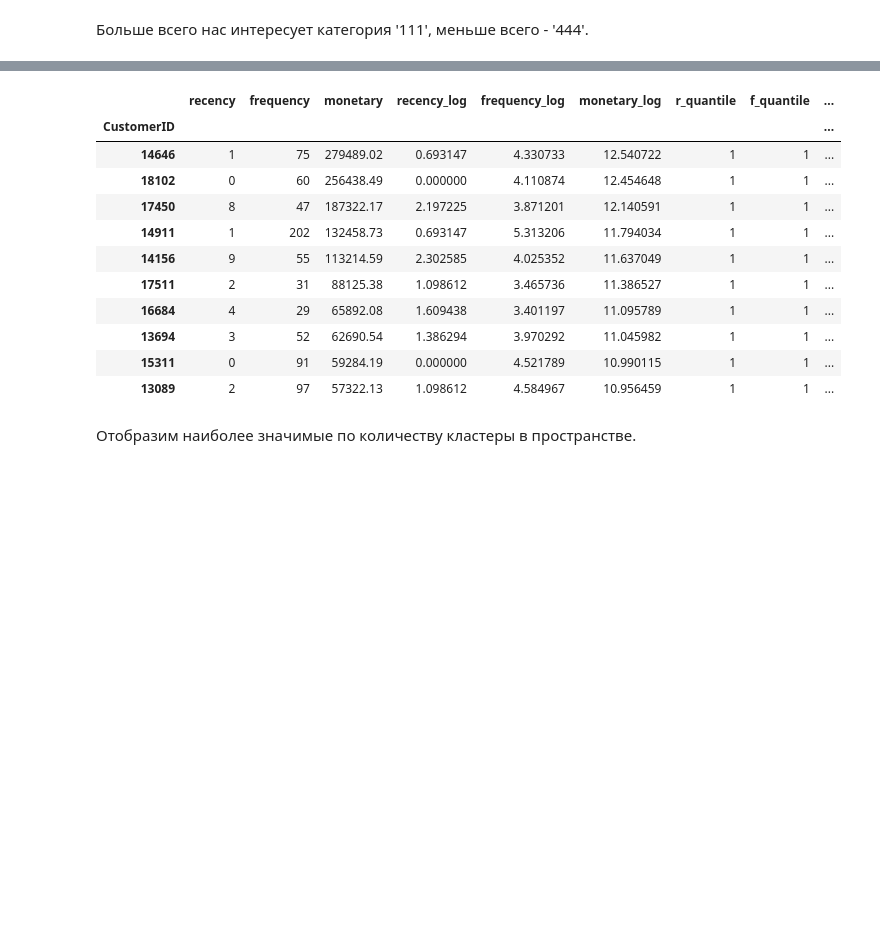
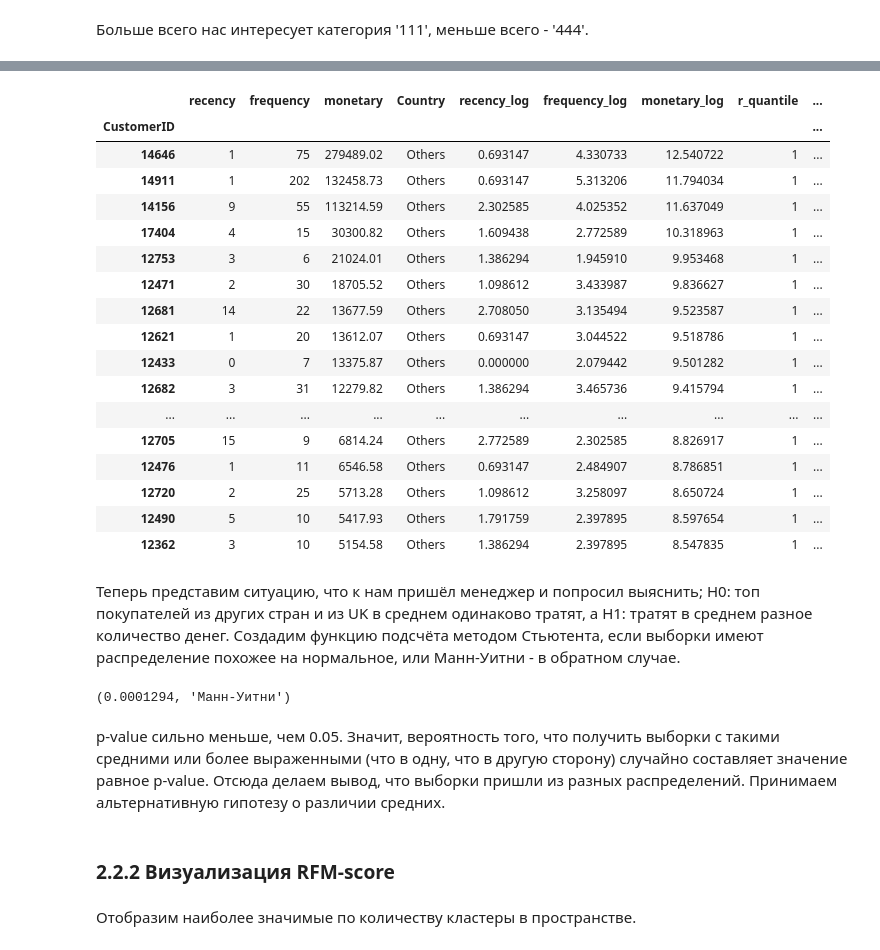
Before and after one commit to KonstantinElfimow/E-Commerce-Analysis, a Jupyter notebook: e_commerce_analysis.ipynb, the cells around one changed output, grey strips where cells are left out. Drawn from its saved outputs; the diff is of its cells as text; code cells hidden in the pictures; blank space fills up the shorter version.

```diff
--- a/e_commerce_analysis.ipynb
+++ b/e_commerce_analysis.ipynb
@@ -252,7 +255,10 @@ rfm = rfm.rename(columns={
     'InvoiceNo': 'frequency',
     'InvoiceDate': 'recency',
     'TotalPrice': 'monetary'
-    })
+    }).reset_index()
+
+coutry = df.groupby('CustomerID')['Country'].agg(lambda x: x.mode()).reset_index()
+rfm = rfm.merge(coutry, how='inner', on='CustomerID').set_index('CustomerID')
 # %%
 rfm.tail()
 # %% [output]
@@ -321,15 +355,28 @@ rfm.shape
 # %%
-rfm[rfm['rfm_score'] == '111'].sort_values('monetary', ascending=False).head(10)
+top_others = (rfm[(rfm['rfm_score'] == '111') & (rfm['Country'] == 'Others')]
+          .sort_values('monetary', ascending=False)
+          .head(20)
+)
+
+top_others
 # %% [output]
-|  | recency | frequency | monetary | recency_log | frequency_log | monetary_log | r_quantile | f_quantile | ... |
+|  | recency | frequency | monetary | Country | recency_log | frequency_log | monetary_log | r_quantile | ... |
 | CustomerID |  |  |  |  |  |  |  |  | ... |
-| 14646 | 1 | 75 | 279489.02 | 0.693147 | 4.330733 | 12.540722 | 1 | 1 | ... |
-| 18102 | 0 | 60 | 256438.49 | 0.000000 | 4.110874 | 12.454648 | 1 | 1 | ... |
-| 17450 | 8 | 47 | 187322.17 | 2.197225 | 3.871201 | 12.140591 | 1 | 1 | ... |
-| 14911 | 1 | 202 | 132458.73 | 0.693147 | 5.313206 | 11.794034 | 1 | 1 | ... |
-| 14156 | 9 | 55 | 113214.59 | 2.302585 | 4.025352 | 11.637049 | 1 | 1 | ... |
-| 17511 | 2 | 31 | 88125.38 | 1.098612 | 3.465736 | 11.386527 | 1 | 1 | ... |
-| 16684 | 4 | 29 | 65892.08 | 1.609438 | 3.401197 | 11.095789 | 1 | 1 | ... |
-| 13694 | 3 | 52 | 62690.54 | 1.386294 | 3.970292 | 11.045982 | 1 | 1 | ... |
-| 15311 | 0 | 91 | 59284.19 | 0.000000 | 4.521789 | 10.990115 | 1 | 1 | ... |
-| 13089 | 2 | 97 | 57322.13 | 1.098612 | 4.584967 | 10.956459 | 1 | 1 | ... |
+| 14646 | 1 | 75 | 279489.02 | Others | 0.693147 | 4.330733 | 12.540722 | 1 | ... |
+| 14911 | 1 | 202 | 132458.73 | Others | 0.693147 | 5.313206 | 11.794034 | 1 | ... |
+| 14156 | 9 | 55 | 113214.59 | Others | 2.302585 | 4.025352 | 11.637049 | 1 | ... |
+| 17404 | 4 | 15 | 30300.82 | Others | 1.609438 | 2.772589 | 10.318963 | 1 | ... |
+| 12753 | 3 | 6 | 21024.01 | Others | 1.386294 | 1.945910 | 9.953468 | 1 | ... |
+| 12471 | 2 | 30 | 18705.52 | Others | 1.098612 | 3.433987 | 9.836627 | 1 | ... |
+| 12681 | 14 | 22 | 13677.59 | Others | 2.708050 | 3.135494 | 9.523587 | 1 | ... |
+| 12621 | 1 | 20 | 13612.07 | Others | 0.693147 | 3.044522 | 9.518786 | 1 | ... |
+| 12433 | 0 | 7 | 13375.87 | Others | 0.000000 | 2.079442 | 9.501282 | 1 | ... |
+| 12682 | 3 | 31 | 12279.82 | Others | 1.386294 | 3.465736 | 9.415794 | 1 | ... |
+| ... | ... | ... | ... | ... | ... | ... | ... | ... | ... |
+| 12705 | 15 | 9 | 6814.24 | Others | 2.772589 | 2.302585 | 8.826917 | 1 | ... |
+| 12476 | 1 | 11 | 6546.58 | Others | 0.693147 | 2.484907 | 8.786851 | 1 | ... |
+| 12720 | 2 | 25 | 5713.28 | Others | 1.098612 | 3.258097 | 8.650724 | 1 | ... |
+| 12490 | 5 | 10 | 5417.93 | Others | 1.791759 | 2.397895 | 8.597654 | 1 | ... |
+| 12362 | 3 | 10 | 5154.58 | Others | 1.386294 | 2.397895 | 8.547835 | 1 | ... |
+# %% [markdown]
+Теперь представим ситуацию, что к нам пришёл менеджер и попросил выяснить; H0: топ покупателей из других стран и из UK в среднем одинаково тратят, а H1: тратят в среднем разное количество денег. Создадим функцию подсчёта методом Стьютента, если выборки имеют распределение похожее на нормальное, или Манн-Уитни - в обратном случае.
@@ -336,3 +401,12 @@ rfm[rfm['rfm_score'] == '111'].sort_values('monetary', ascending=False).head(10)
+# %%
+# Возьму логорифм monetary, так как есть большие выбросы в значениях
+numeric_hypothesis_test(top_uk['monetary_log'], top_others['monetary_log'])
+# %% [output]
+(0.0001294, 'Манн-Уитни')
+# %% [markdown]
+p-value сильно меньше, чем 0.05. Значит, вероятность того, что получить выборки с такими средними или более выраженными (что в одну, что в другую сторону) случайно составляет значение равное p-value. Отсюда делаем вывод, что выборки пришли из разных распределений. Принимаем альтернативную гипотезу о различии средних.
+# %% [markdown]
+### 2.2.2 Визуализация RFM-score
 # %% [markdown]
 Отобразим наиболее значимые по количеству кластеры в пространстве.
 # %%
```
Also changed, not shown: parts of 51 cells of this notebook.
